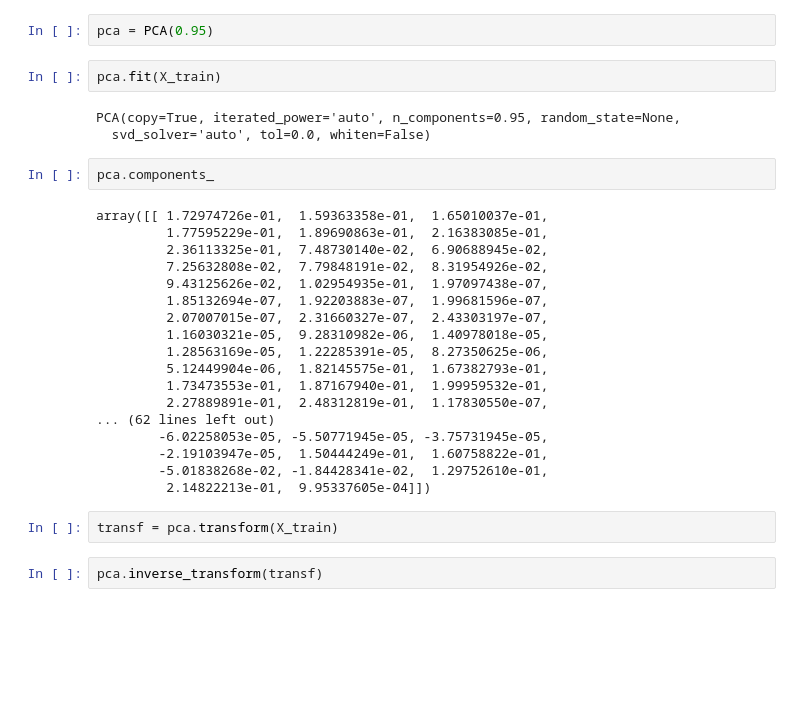
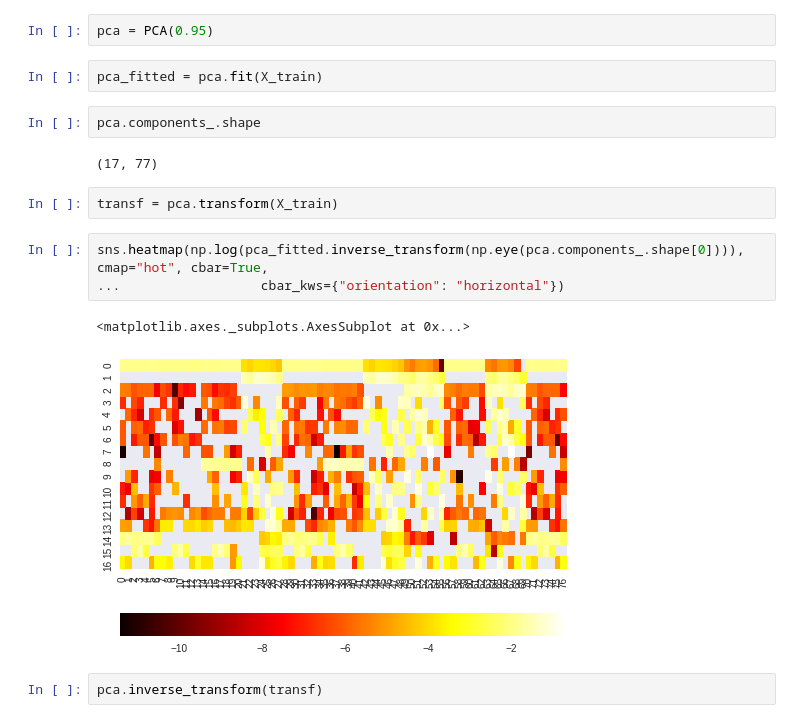
Before and after one commit to Dianna22/ML, a Jupyter notebook: SocialMediaBUZZ/data_analysis.ipynb, the cells around one changed output. Drawn from its saved outputs; the diff is of its cells as text; blank space fills up the shorter version.

```diff
--- a/SocialMediaBUZZ/data_analysis.ipynb
+++ b/SocialMediaBUZZ/data_analysis.ipynb
@@ -162,32 +162,19 @@ pca = PCA(n_components='mle', svd_solver='full')
 # %%
 pca = PCA(0.95)
 # %%
-pca.fit(X_train)
+pca_fitted = pca.fit(X_train)
-# %% [output]
-PCA(copy=True, iterated_power='auto', n_components=0.95, random_state=None,
-  svd_solver='auto', tol=0.0, whiten=False)
 # %%
-pca.components_
+pca.components_.shape
 # %% [output]
-array([[ 1.72974726e-01,  1.59363358e-01,  1.65010037e-01,
-         1.77595229e-01,  1.89690863e-01,  2.16383085e-01,
-         2.36113325e-01,  7.48730140e-02,  6.90688945e-02,
-         7.25632808e-02,  7.79848191e-02,  8.31954926e-02,
-         9.43125626e-02,  1.02954935e-01,  1.97097438e-07,
-         1.85132694e-07,  1.92203883e-07,  1.99681596e-07,
-         2.07007015e-07,  2.31660327e-07,  2.43303197e-07,
-         1.16030321e-05,  9.28310982e-06,  1.40978018e-05,
-         1.28563169e-05,  1.22285391e-05,  8.27350625e-06,
-         5.12449904e-06,  1.82145575e-01,  1.67382793e-01,
-         1.73473553e-01,  1.87167940e-01,  1.99959532e-01,
-         2.27889891e-01,  2.48312819e-01,  1.17830550e-07,
-... (62 lines left out)
-        -6.02258053e-05, -5.50771945e-05, -3.75731945e-05,
-        -2.19103947e-05,  1.50444249e-01,  1.60758822e-01,
-        -5.01838268e-02, -1.84428341e-02,  1.29752610e-01,
-         2.14822213e-01,  9.95337605e-04]])
+(17, 77)
 # %%
 transf = pca.transform(X_train)
+# %%
+sns.heatmap(np.log(pca_fitted.inverse_transform(np.eye(pca.components_.shape[0]))), cmap="hot", cbar=True,
+...                  cbar_kws={"orientation": "horizontal"})
+# %% [output]
+<matplotlib.axes._subplots.AxesSubplot at 0x...>
+[figure, added]
 # %%
 pca.inverse_transform(transf)
 # %% [output]
```
Also changed, not shown: parts of 14 cells of this notebook.
